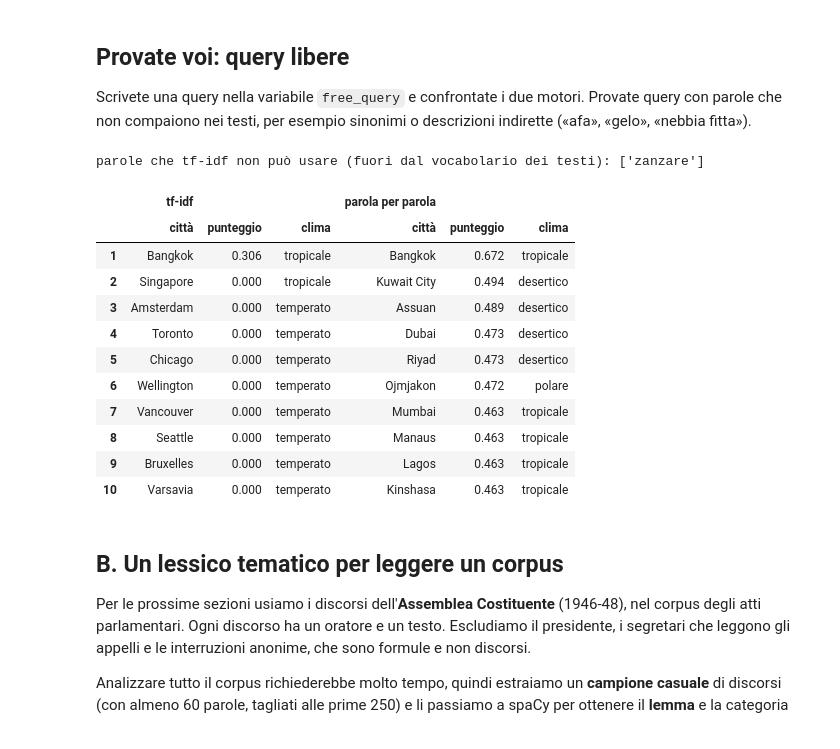
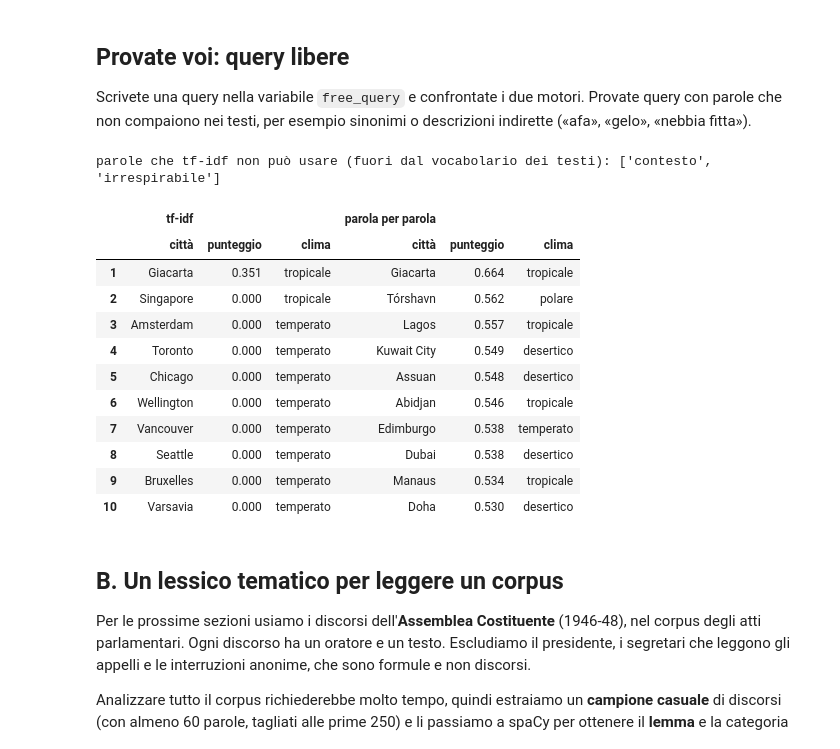
Before and after one commit to umilISLab/midh, a Jupyter notebook: AA2026-27/L14_embedding_italiano.ipynb, the cells around one changed output. Cells and saved outputs as stored; diff of their text form; code cells hidden in the pictures.

```diff
--- a/AA2026-27/L14_embedding_italiano.ipynb
+++ b/AA2026-27/L14_embedding_italiano.ipynb
@@ -556,33 +556,33 @@ Per ogni parola della query, la parola più simile nel testo di Belém (primo in
 
 Scrivete una query nella variabile `free_query` e confrontate i due motori. Provate query con parole che non compaiono nei testi, per esempio sinonimi o descrizioni indirette («afa», «gelo», «nebbia fitta»).
 # %%
-free_query = 'afa e zanzare'
+free_query = 'contesto afoso e irrespirabile'
 
 ignored = [w for w in alpha_tokens(free_query) if w not in column]
 if ignored:
     print('parole che tf-idf non può usare (fuori dal vocabolario dei testi):', ignored)
 
 
 def show(rank, k=10):
     r = rank(free_query).head(k)
     return pd.DataFrame({'città': r.index, 'punteggio': r.round(3).values, 'clima': climate[r.index].values}, index=range(1, k + 1))
 
 
 pd.concat({'tf-idf': show(rank_tfidf), 'parola per parola': show(rank_soft)}, axis=1)
 # %% [output]
-parole che tf-idf non può usare (fuori dal vocabolario dei testi): ['zanzare']
+parole che tf-idf non può usare (fuori dal vocabolario dei testi): ['contesto', 'irrespirabile']
 |  | tf-idf |  |  | parola per parola |  |  |
 |  | città | punteggio | clima | città | punteggio | clima |
-| 1 | Bangkok | 0.306 | tropicale | Bangkok | 0.672 | tropicale |
-| 2 | Singapore | 0.000 | tropicale | Kuwait City | 0.494 | desertico |
-| 3 | Amsterdam | 0.000 | temperato | Assuan | 0.489 | desertico |
-| 4 | Toronto | 0.000 | temperato | Dubai | 0.473 | desertico |
-| 5 | Chicago | 0.000 | temperato | Riyad | 0.473 | desertico |
-| 6 | Wellington | 0.000 | temperato | Ojmjakon | 0.472 | polare |
-| 7 | Vancouver | 0.000 | temperato | Mumbai | 0.463 | tropicale |
-| 8 | Seattle | 0.000 | temperato | Manaus | 0.463 | tropicale |
-| 9 | Bruxelles | 0.000 | temperato | Lagos | 0.463 | tropicale |
-| 10 | Varsavia | 0.000 | temperato | Kinshasa | 0.463 | tropicale |
+| 1 | Giacarta | 0.351 | tropicale | Giacarta | 0.664 | tropicale |
+| 2 | Singapore | 0.000 | tropicale | Tórshavn | 0.562 | polare |
+| 3 | Amsterdam | 0.000 | temperato | Lagos | 0.557 | tropicale |
+| 4 | Toronto | 0.000 | temperato | Kuwait City | 0.549 | desertico |
+| 5 | Chicago | 0.000 | temperato | Assuan | 0.548 | desertico |
+| 6 | Wellington | 0.000 | temperato | Abidjan | 0.546 | tropicale |
+| 7 | Vancouver | 0.000 | temperato | Edimburgo | 0.538 | temperato |
+| 8 | Seattle | 0.000 | temperato | Dubai | 0.538 | desertico |
+| 9 | Bruxelles | 0.000 | temperato | Manaus | 0.534 | tropicale |
+| 10 | Varsavia | 0.000 | temperato | Doha | 0.530 | desertico |
 # %% [markdown]
 ## B. Un lessico tematico per leggere un corpus
 
```
Also changed, not shown: 1 other file.
